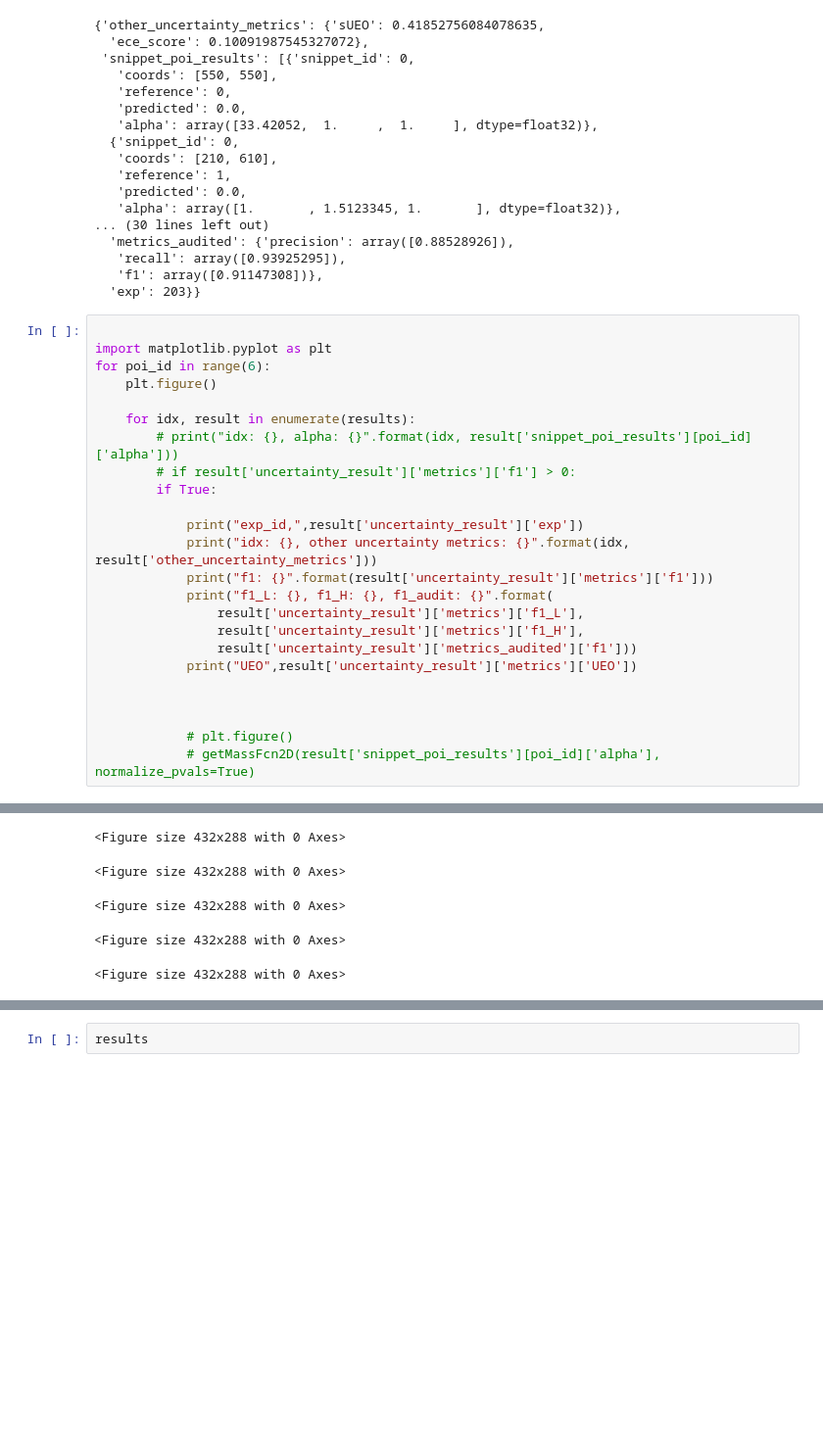
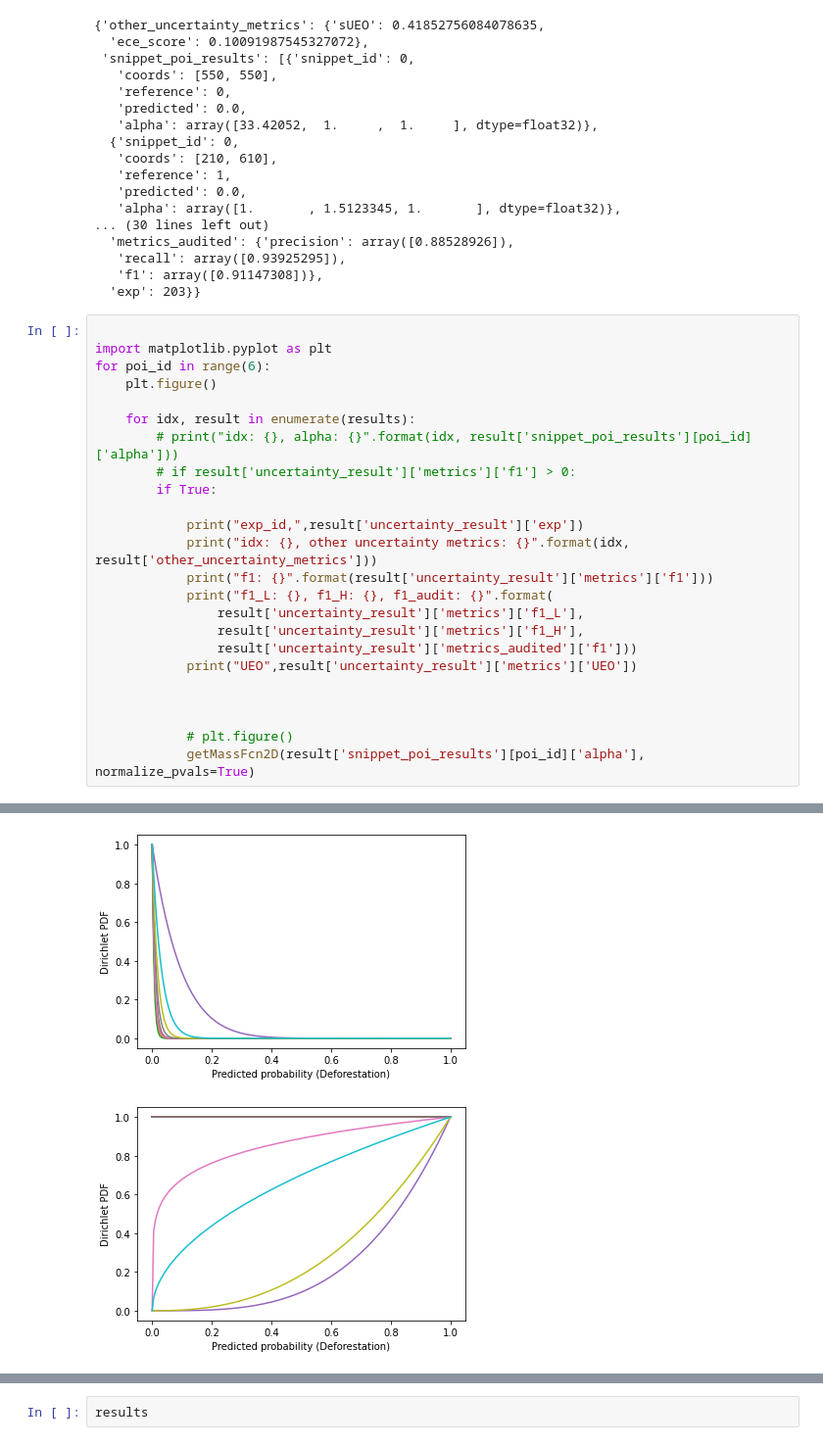
Before and after one commit to DiMorten/deforestation_uncertainty, a Jupyter notebook: log_analyze.ipynb, the cells around one changed output, grey strips where cells are left out. Shown at 98% size. Saved outputs shown, nothing was run; the diff lists cells and outputs as text; blank space fills up the shorter version.

```diff
--- a/log_analyze.ipynb
+++ b/log_analyze.ipynb
@@ -117,7 +118,7 @@ for poi_id in range(6):
 
 
             # plt.figure()
-            # getMassFcn2D(result['snippet_poi_results'][poi_id]['alpha'], normalize_pvals=True)
+            getMassFcn2D(result['snippet_poi_results'][poi_id]['alpha'], normalize_pvals=True)
 # %% [output]
 exp_id, 194
 idx: 0, other uncertainty metrics: {'sUEO': 0.3845722890780702, 'ece_score': 0}
@@ -140,5 +157,2 @@ UEO [0.12883387]
-<Figure size 432x288 with 0 Axes>
-<Figure size 432x288 with 0 Axes>
-<Figure size 432x288 with 0 Axes>
-<Figure size 432x288 with 0 Axes>
-<Figure size 432x288 with 0 Axes>
+[figure, added]
+[figure, added]
```
Also changed, not shown: parts of 13 cells of this notebook, 5 other files.
